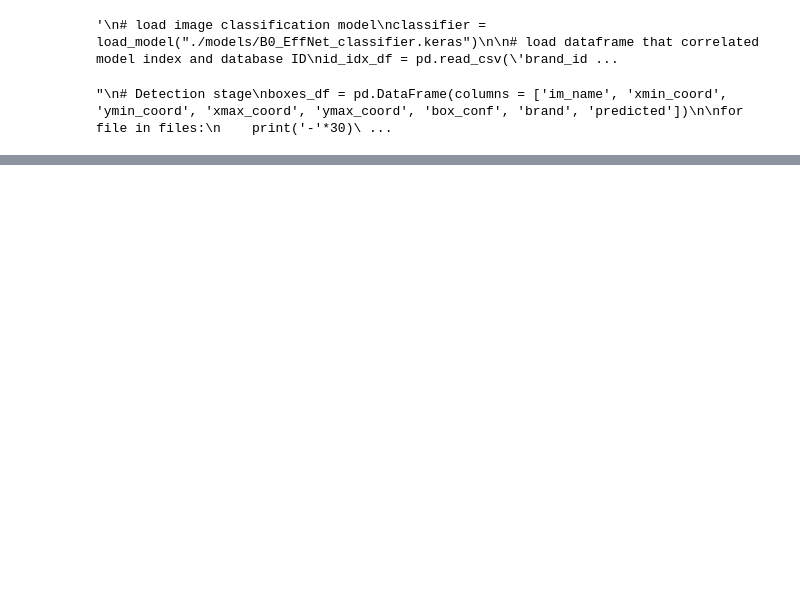
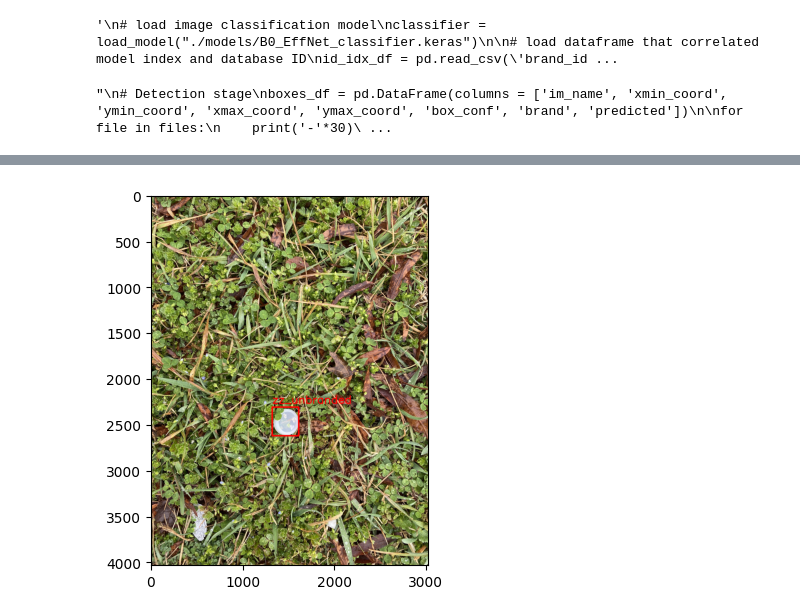
Before and after one commit to thriftypenguin/litter-imagery-brand-recognition, a Jupyter notebook: YOLO_EffNet/evaluate_the_model.ipynb, the cells around one changed output, grey strips where cells are left out. Drawn from its saved outputs; the diff is of its cells as text; code cells hidden in the pictures; blank space fills up the shorter version.

Commit message:
Make table of all boxes

```diff
--- a/YOLO_EffNet/evaluate_the_model.ipynb
+++ b/YOLO_EffNet/evaluate_the_model.ipynb
@@ -187,0 +139,82 @@ See the caveats in the documentation: https://pandas.pydata.org/pandas-docs/stab
+# %%
+thr = 0.15
+#im_file = 'IMG_6420_jpg.rf.7d5c73f52763c52e8df0e3cdb7acb41e.jpg'
+#im_name  = im_file.split('_jpg')[0]
+
+im_name = 'IMG_6727'
+im_file = [file for file in os.listdir(image_path) if im_name in file][0]
+
+# Get the data slices for this image
+true_labels_df = test_labels_df[test_labels_df['im_name'] == im_name].copy()
+pred_labels_df = boxes_df_read[boxes_df_read['im_name']==im_name].copy()
+
+# Convert the YOLO notation to coordinates
+# Get the dimentions of the original image
+file_path = os.path.join(image_path, im_file)
+im_orig = cv2.imread(file_path)
+im_h, im_w = im_orig.shape[:2]
+# Recalculate coordinates
+true_labels_df['xmin_coord'] = (im_w * true_labels_df['cent_x'] - 0.5*im_w*true_labels_df['box_w']).astype(int)
+true_labels_df['xmax_coord'] = (im_w * true_labels_df['cent_x'] + 0.5*im_w*true_labels_df['box_w']).astype(int)
+true_labels_df['ymin_coord'] = (im_h * true_labels_df['cent_y'] - 0.5*im_h*true_labels_df['box_h']).astype(int)
+true_labels_df['ymax_coord'] = (im_h * true_labels_df['cent_y'] + 0.5*im_h*true_labels_df['box_h']).astype(int)
+
+# Go over each true lable in this image
+for i in range(len(true_labels_df)):
+	dict_IoU = {-1:-1} # make a dict of pred_box_id:IoU pairs for this true box
+	# Construct a box for the true box
+	boxA = true_labels_df['xmin_coord'].iloc[i], true_labels_df['ymin_coord'].iloc[i], \
+		true_labels_df['xmax_coord'].iloc[i], true_labels_df['ymax_coord'].iloc[i]
+
+	# Go over every predicted box
+	for j in range(len(pred_labels_df)): # calculate IoU between true and predicted box
+		boxB = pred_labels_df['xmin_coord'].iloc[j], pred_labels_df['ymin_coord'].iloc[j],\
+			pred_labels_df['xmax_coord'].iloc[j], pred_labels_df['ymax_coord'].iloc[j]
+		dict_IoU[pred_labels_df['box_id'].iloc[j]] = bb_iou(boxA, boxB)
+
+	# Find the ID of the box that overlaps the most
+	max_box_id = max(dict_IoU, key=dict_IoU.get)
+	# If its IoU is above threshold
+	# update the box ID of predicted box to match ID of the true box
+	if dict_IoU[max_box_id] > thr:
+		idx = pred_labels_df[pred_labels_df['box_id'] == max_box_id].index
+		pred_labels_df.at[idx[0], 'box_id'] =  true_labels_df['box_id'].iloc[i]
+
+# Collect both true and predicted boxes in the image
+image_boxes_df = pd.merge(true_labels_df, pred_labels_df, on='box_id', how='outer')
+
+# Make a column with image name, given that pred or true can be empty
+image_boxes_df['im_name'] = image_boxes_df['im_name_x'].fillna(image_boxes_df['im_name_y'])
+
+# Calcualte total confidence for the predictions
+# No precitions is the same as predicting background,
+# mAP does not include it background, so put 1, whatever
+image_boxes_df['conf'] = image_boxes_df['box_conf'] * image_boxes_df['brand_conf']
+image_boxes_df['conf'] = image_boxes_df['conf'].fillna(1)
+
+# No label means background
+image_boxes_df[['predicted', 'true']] = image_boxes_df[['predicted', 'true']].fillna('background')
+
+# Get only the columns we need
+image_boxes_df = image_boxes_df[['im_name', 'conf', 'predicted', 'true', 'box_id']]
+
+# Draw ground truth boxes:
+# for each box, draw the box and label
+for box_params in true_labels_df[['true', 'xmin_coord', 'ymin_coord', 'xmax_coord', 'ymax_coord']].values:
+	lbl, x1, y1, x2, y2 = box_params
+	color = (0,255,0)
+	cv2.rectangle(im_orig, (x1,y1), (x2,y2), color, 15)
+	cv2.putText(im_orig, lbl, (x1,y1-40), cv2.FONT_HERSHEY_SIMPLEX, 4, color, 10, cv2.LINE_AA)
+
+# Draw predicted boxes
+for box_params in pred_labels_df[['predicted', 'xmin_coord', 'ymin_coord', 'xmax_coord', 'ymax_coord']].values:
+	lbl, x1, y1, x2, y2 = box_params
+	color = (0,0,255)
+	cv2.rectangle(im_orig, (x1,y1), (x2,y2), color, 15)
+	cv2.putText(im_orig, lbl, (x1,y1-40), cv2.FONT_HERSHEY_SIMPLEX, 4, color, 10, cv2.LINE_AA)
+
+#Show the picture
+plt.imshow(cv2.cvtColor(im_orig, cv2.COLOR_BGR2RGB))
+plt.show()
+# %% [output]
+[figure, added]
```
Also changed, not shown: parts of 6 cells of this notebook.
